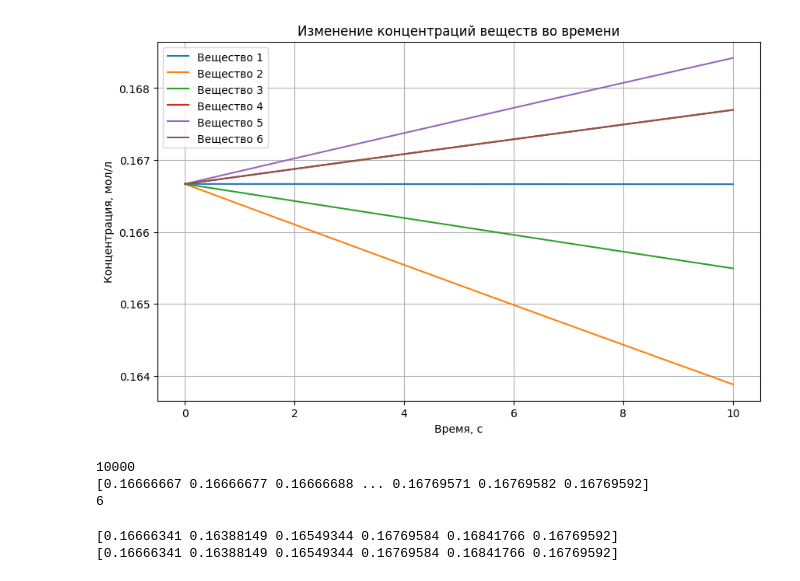
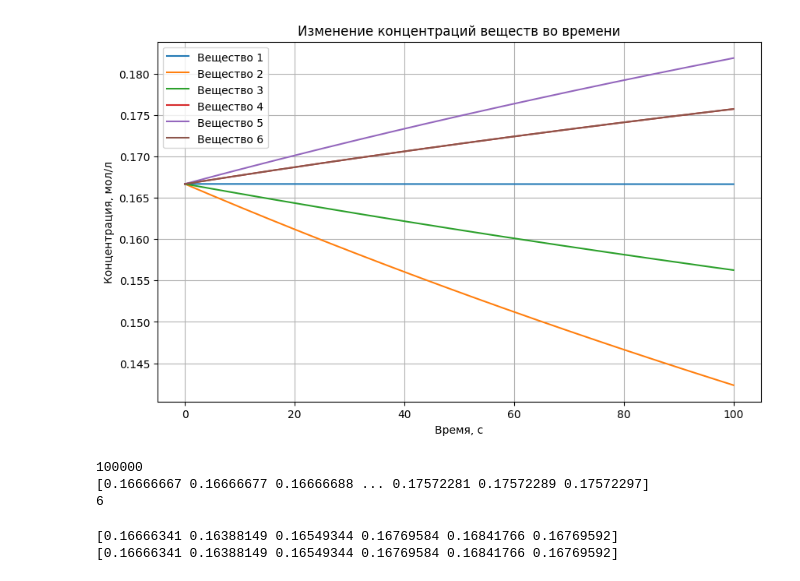
Before and after one commit to Lirik-17/Chemistry, a Jupyter notebook: My_chem_gen/Задача Бориса.ipynb, the cells around one changed output. Saved outputs shown, nothing was run; the diff lists cells and outputs as text; code cells hidden in the pictures.

Commit message:
Добавил графики изменения концентраций веществ

```diff
--- a/My_chem_gen/Задача Бориса.ipynb
+++ b/My_chem_gen/Задача Бориса.ipynb
@@ -14,7 +14,7 @@ R = 8.314  # универсальная газовая постоянная
 T = 300  # температура (К)
 
 # Стехиометрическая матрица
-Stoich_coeff = np.array([
+MATR = np.array([
     [-2, -1,  1,  1,  0,  0],
     [ 0, -2,  1,  0,  2,  0],
     [ 0, -1, -2,  1,  0,  1],
@@ -23,44 +23,44 @@ Stoich_coeff = np.array([
 ])
 
 # МАтрица порядков реакций
-nu = np.where(Stoich_coeff < 0, -Stoich_coeff, 0)
+MATR_PLUS = np.where(MATR < 0, -MATR, 0)
 
 # Начальные концентрации
 C0 = np.full(N, 1 / N)
 
 # Вычисление констант скоростей
 k = A * np.exp(-E / (R * T))
 
 # Дифференциальные уравнения
 def dCdt(t, C):
-    r = np.array([k[j] * np.prod(C**nu.T[:, j]) for j in range(len(A))])  # Скорость для каждой реакции
-    dC = Stoich_coeff.T @ r  # Изменение концентраций
+    r = np.array([k[j] * np.prod(C**MATR_PLUS.T[:, j]) for j in range(len(A))])  # Скорость для каждой реакции
+    dC = MATR.T @ r  # Изменение концентраций
     return dC
 
 # Численное решение
-time_span = (0, 10)  # Время реакции (с)
-time_points = np.linspace(0, 10, 10000)  # Точки для вывода
+time_span = (0, 100)  # Время реакции (с)
+time_points = np.linspace(0, 100, 100000)  # Точки для вывода
 solution = solve_ivp(dCdt, time_span, C0, t_eval=time_points)
 
 # Графики концентраций
 plt.figure(figsize=(10, 6))
 for i, C in enumerate(solution.y):
     plt.plot(solution.t, C, label=f'Вещество {i+1}')
 plt.xlabel('Время, с')
 plt.ylabel('Концентрация, мол/л')
 plt.title('Изменение концентраций веществ во времени')
 plt.legend()
 plt.grid()
 plt.show()
 
 
 print(len(C))
 print(C)
 print(len(solution.y))
 # %% [output]
-[figure, old version]
+[figure, new version]
-10000
-[0.16666667 0.16666677 0.16666688 ... 0.16769571 0.16769582 0.16769592]
+100000
+[0.16666667 0.16666677 0.16666688 ... 0.17572281 0.17572289 0.17572297]
 6
 # %%
 print(solution.y[:, 9999])
```
Also changed, not shown: parts of 2 cells of this notebook, 1 other file.
